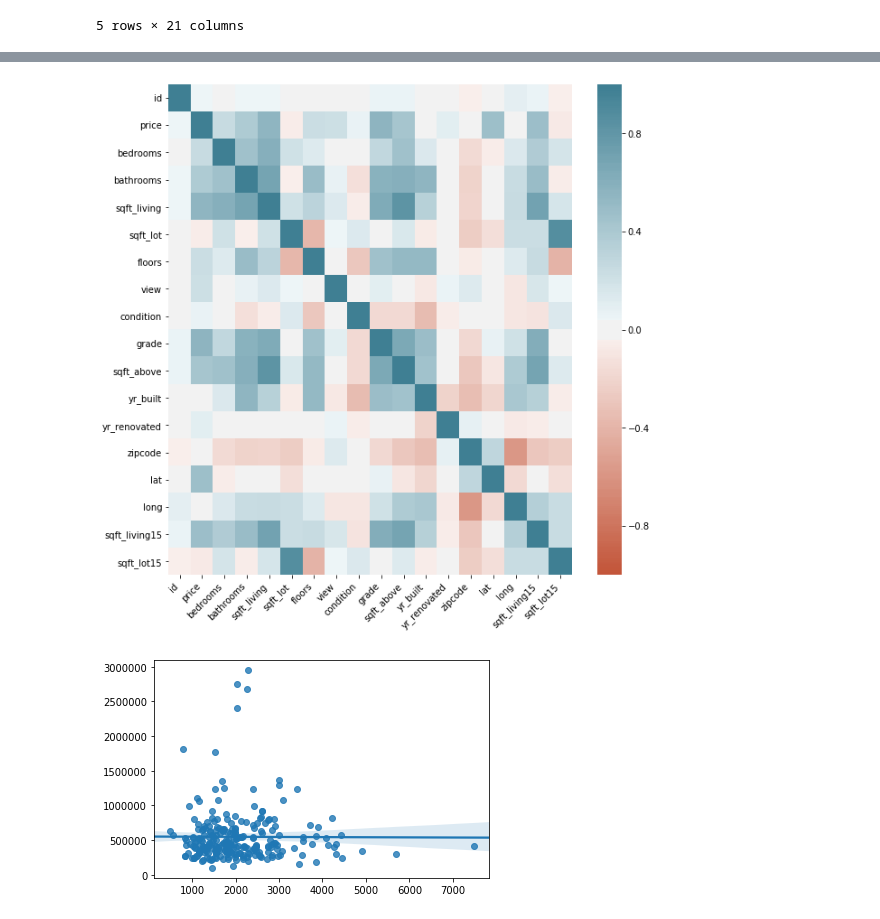
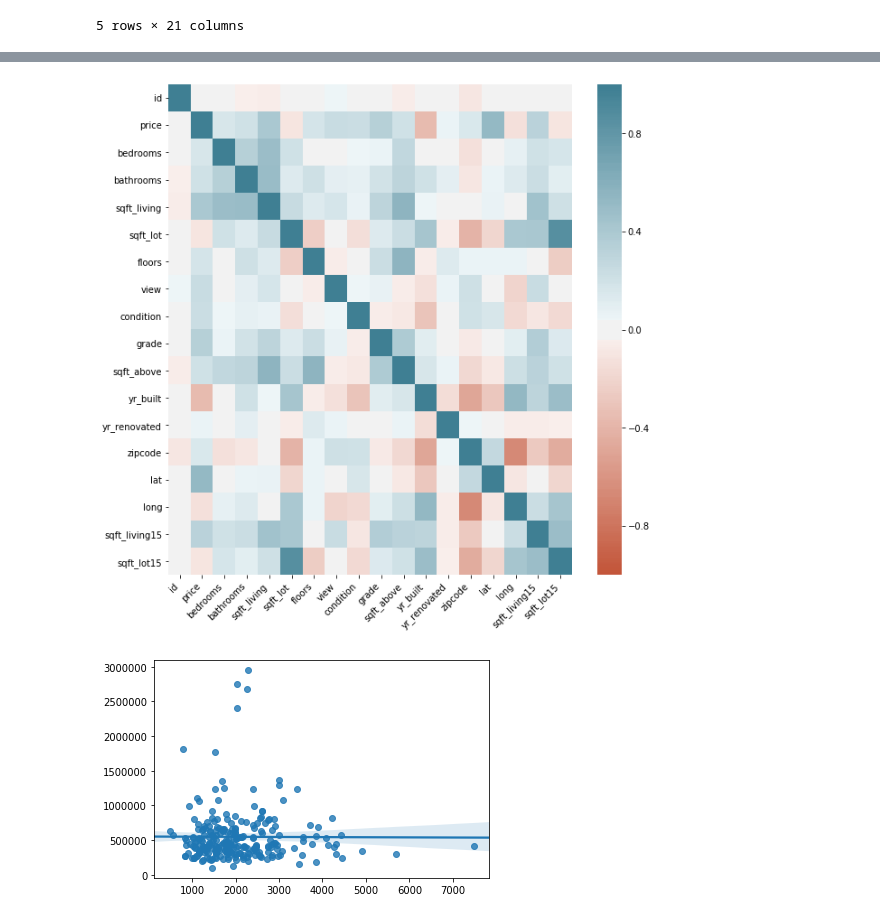
Before and after one commit to zarialevi/mod-1-project, a Jupyter notebook: EDA-Zaria.ipynb, the cells around one changed output, grey strips where cells are left out. Drawn from its saved outputs; the diff is of its cells as text; code cells hidden in the pictures.

```diff
--- a/EDA-Zaria.ipynb
+++ b/EDA-Zaria.ipynb
@@ -113,20 +97,20 @@ df
 # display(df.info())
 # df.describe()
 # %%
-corr = df.corr()
+corr = data_df.corr()
 
 plt.figure(figsize = (10,10))
 ax = sns.heatmap(
     corr,
     vmin=-1, vmax=1, center=0,
     cmap=sns.diverging_palette(20, 220, n=200),
     square=False
 )
 ax.set_xticklabels(
     ax.get_xticklabels(),
     rotation=45,
     horizontalalignment='right'
 );
 # %% [output]
-[figure, old version]
+[figure, new version]
 # %%
```
Also changed, not shown: parts of 19 cells of this notebook.
